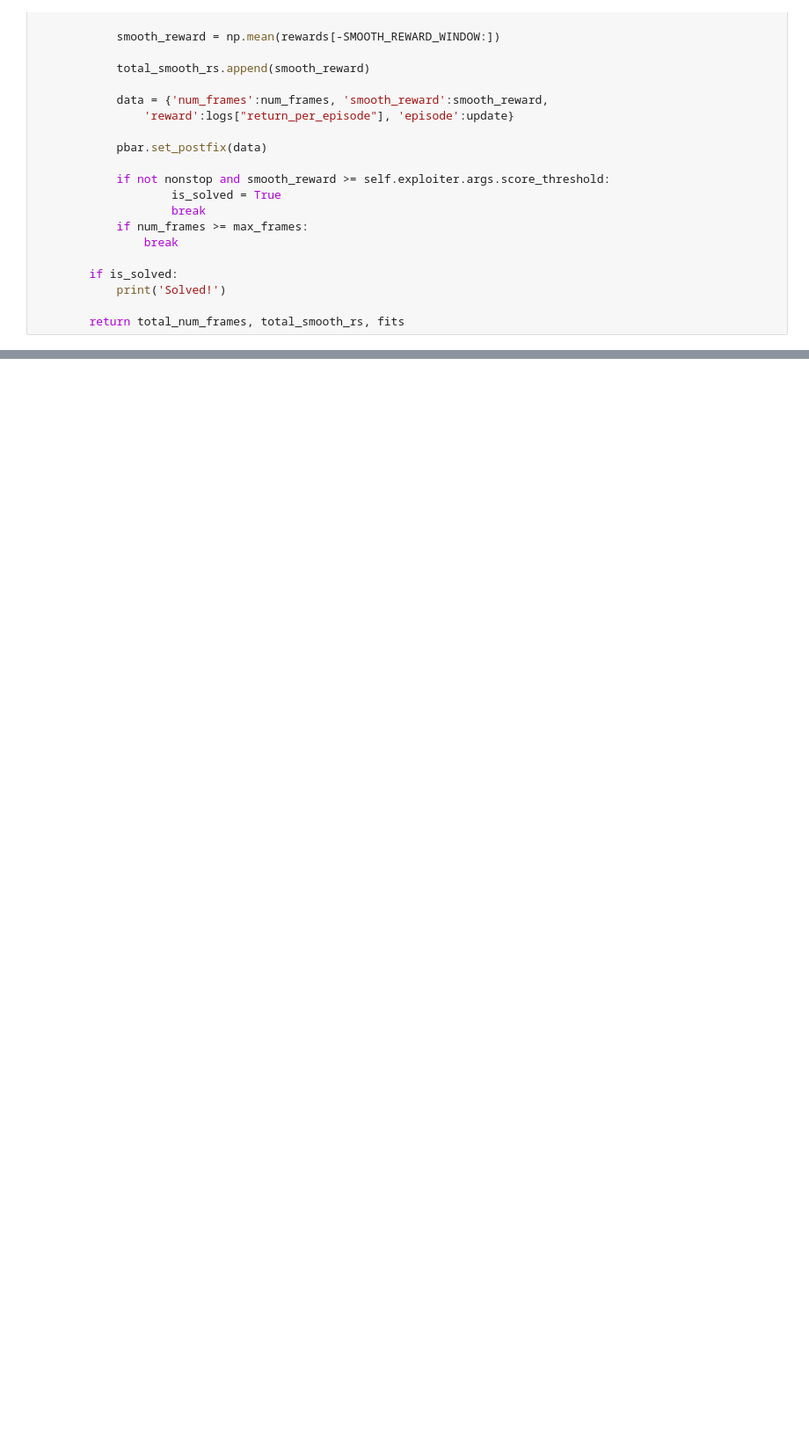
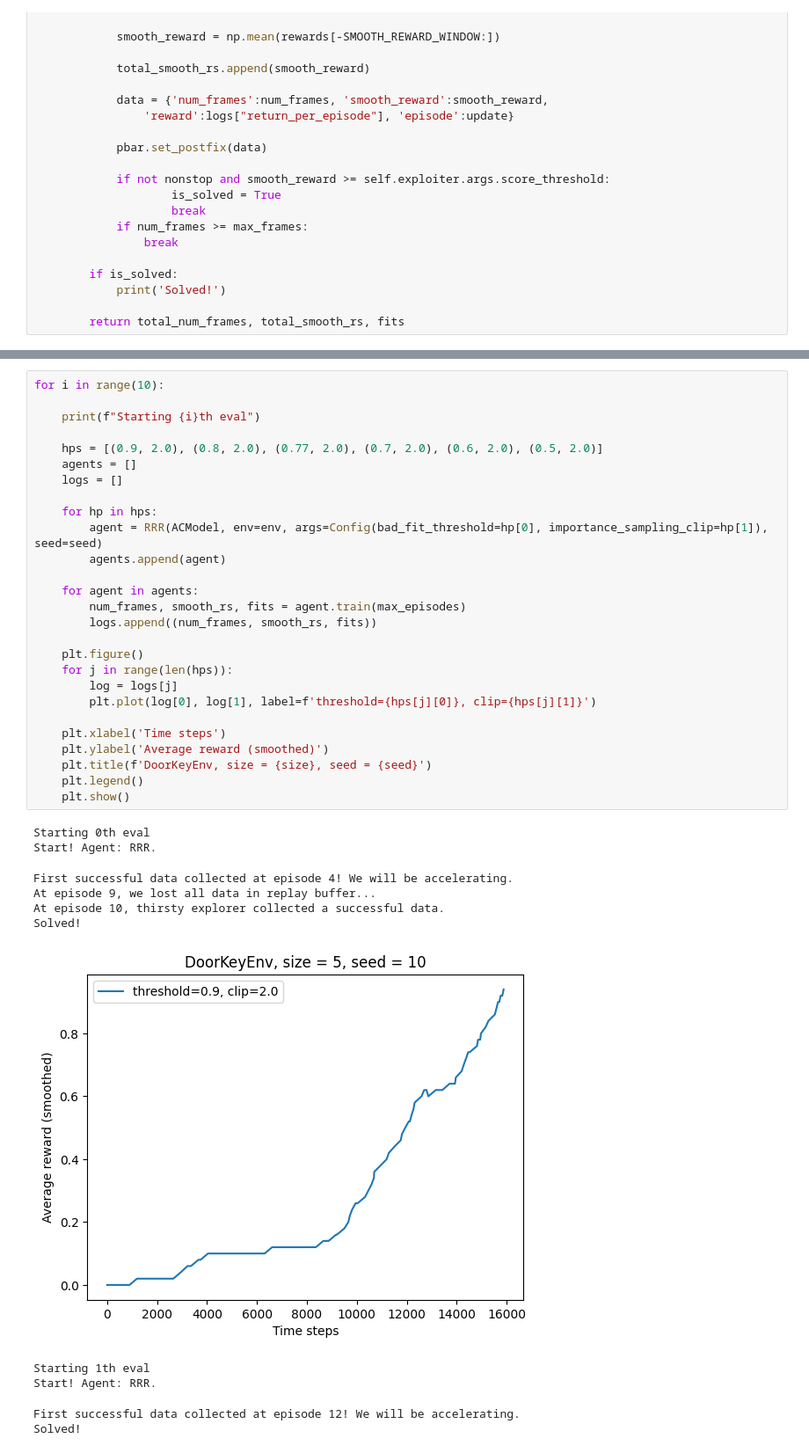
Before and after one commit to chry-santhemum/Evo-PPO, a Jupyter notebook: RRR_tests.ipynb, the cells around one changed output, grey strips where cells are left out. Shown at 88% size. Cells and saved outputs as stored; diff of their text form; blank space fills up the shorter version.

```diff
--- a/RRR_tests.ipynb
+++ b/RRR_tests.ipynb
@@ -1699,0 +1640,39 @@ Start! Agent: RRR.
+# %%
+for i in range(10):
+
+    print(f"Starting {i}th eval")
+
+    hps = [(0.9, 2.0), (0.8, 2.0), (0.77, 2.0), (0.7, 2.0), (0.6, 2.0), (0.5, 2.0)]
+    agents = []
+    logs = []
+
+    for hp in hps:
+        agent = RRR(ACModel, env=env, args=Config(bad_fit_threshold=hp[0], importance_sampling_clip=hp[1]), seed=seed)
+        agents.append(agent)
+
+    for agent in agents:
+        num_frames, smooth_rs, fits = agent.train(max_episodes)
+        logs.append((num_frames, smooth_rs, fits))
+
+    plt.figure()
+    for j in range(len(hps)):
+        log = logs[j]
+        plt.plot(log[0], log[1], label=f'threshold={hps[j][0]}, clip={hps[j][1]}')
+
+    plt.xlabel('Time steps')
+    plt.ylabel('Average reward (smoothed)')
+    plt.title(f'DoorKeyEnv, size = {size}, seed = {seed}')
+    plt.legend()
+    plt.show()
+# %% [output]
+Starting 0th eval
+Start! Agent: RRR.
+First successful data collected at episode 4! We will be accelerating.
+At episode 9, we lost all data in replay buffer...
+At episode 10, thirsty explorer collected a successful data.
+Solved!
+[figure, added]
+Starting 1th eval
+Start! Agent: RRR.
+First successful data collected at episode 12! We will be accelerating.
+Solved!
```
Also changed, not shown: parts of 4 cells of this notebook, 2 other files.
